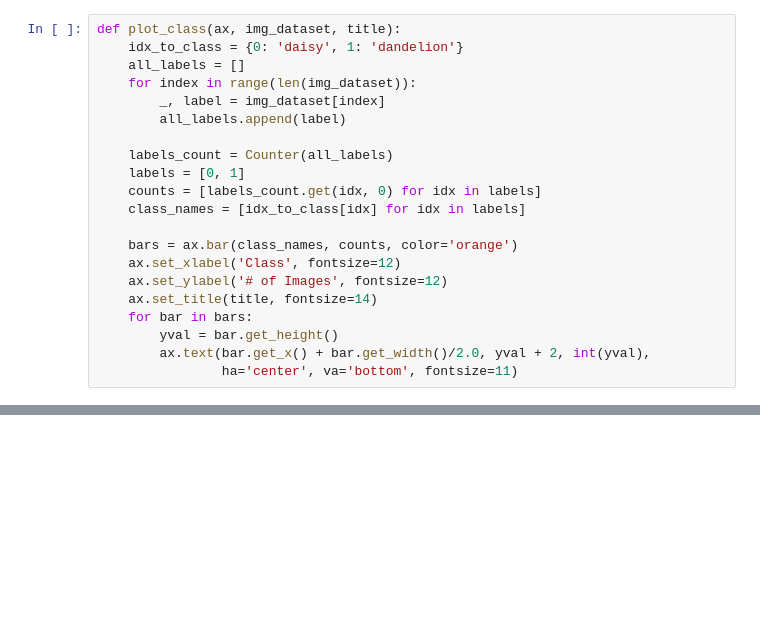
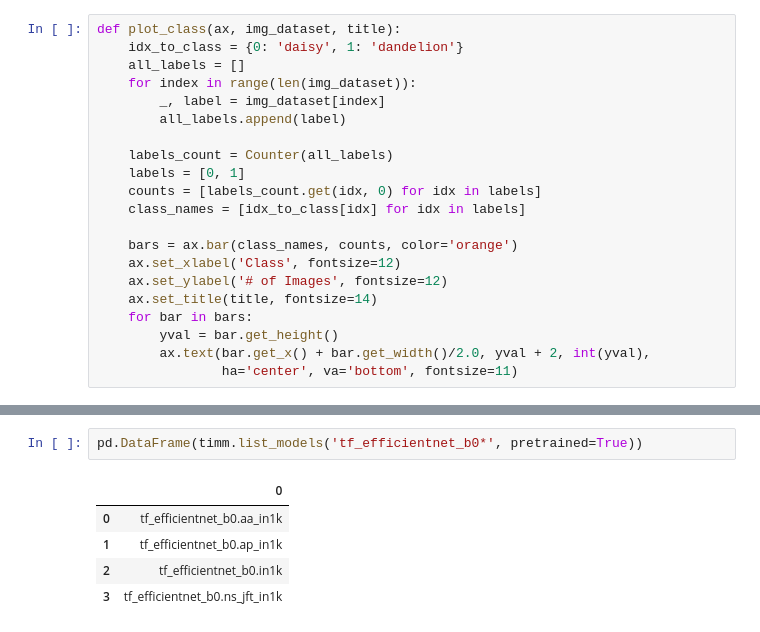
Before and after one commit to silentfortin/ai-portfolio, a Jupyter notebook: 07-cv-flower-recognition/cv_flower_recognition.ipynb, the cells around one changed output, grey strips where cells are left out. Saved outputs shown, nothing was run; the diff lists cells and outputs as text; blank space fills up the shorter version.

```diff
--- a/07-cv-flower-recognition/cv_flower_recognition.ipynb
+++ b/07-cv-flower-recognition/cv_flower_recognition.ipynb
@@ -114,0 +327,8 @@ class FlowerDataset(Dataset):
+# %%
+pd.DataFrame(timm.list_models('tf_efficientnet_b0*', pretrained=True))
+# %% [output]
+|  | 0 |
+| 0 | tf_efficientnet_b0.aa_in1k |
+| 1 | tf_efficientnet_b0.ap_in1k |
+| 2 | tf_efficientnet_b0.in1k |
+| 3 | tf_efficientnet_b0.ns_jft_in1k |
```
Also changed, not shown: parts of 38 cells of this notebook.
